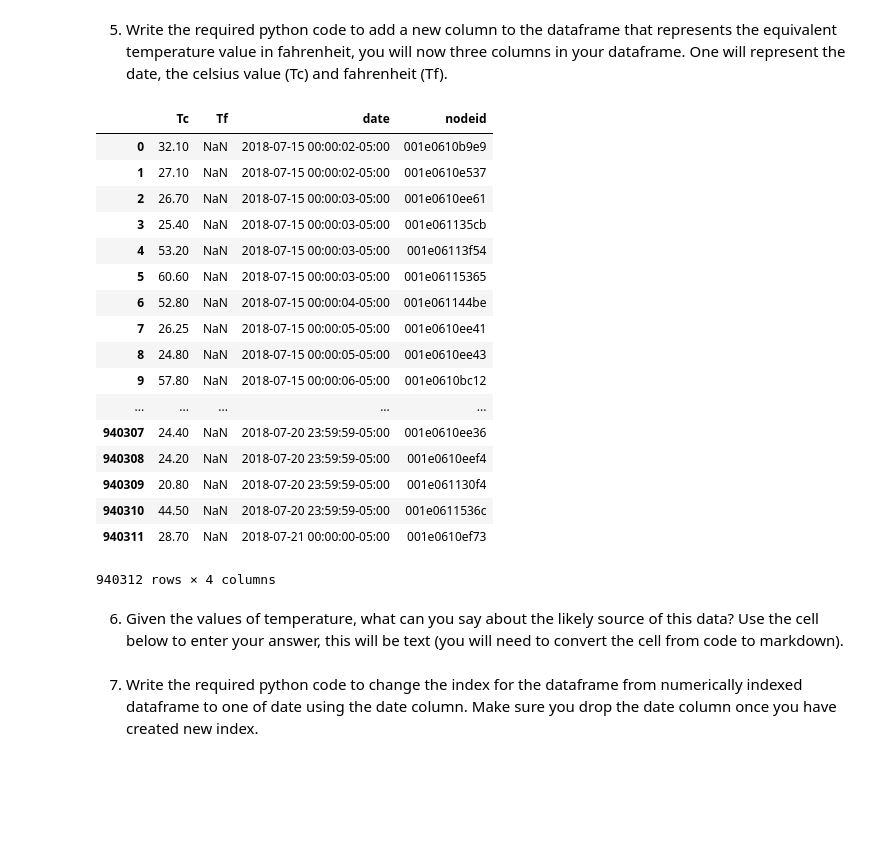
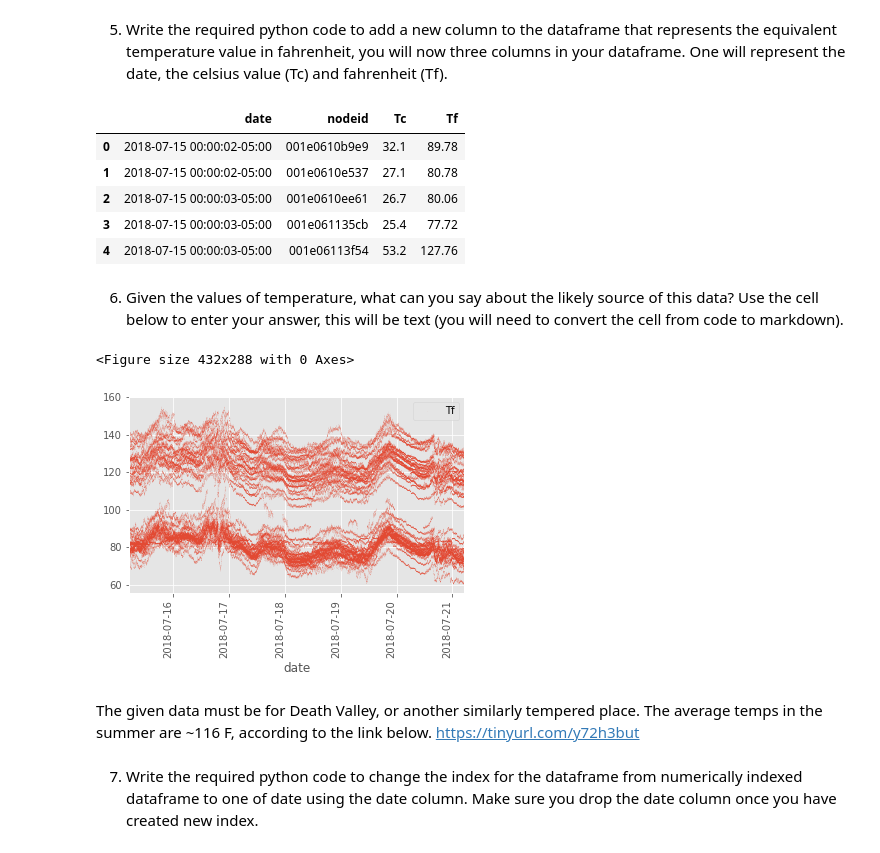
Before and after one commit to eparrish64/csci627-assignment01-eparrish64, a Jupyter notebook: CSCI627-assignment01.ipynb, the cells around one changed output. Drawn from its saved outputs; the diff is of its cells as text; code cells hidden in the pictures; blank space fills up the shorter version.

```diff
--- a/CSCI627-assignment01.ipynb
+++ b/CSCI627-assignment01.ipynb
@@ -69,28 +69,34 @@ df.head()
 # %% [markdown]
 5. Write the required python code to add a new column to the dataframe that represents the equivalent temperature value in fahrenheit, you will now three columns in your dataframe. One will represent the date, the celsius value (Tc) and fahrenheit (Tf).
 # %%
-df2 = pd.DataFrame(df.Tc*(9/5)+32, columns={'Tf'})
-df.append(df2)
+df['Tf'] = df['Tc'] * (9/5)+32
+df.head()
 # %% [output]
-|  | Tc | Tf | date | nodeid |
-| 0 | 32.10 | NaN | 2018-07-15 00:00:02-05:00 | 001e0610b9e9 |
-| 1 | 27.10 | NaN | 2018-07-15 00:00:02-05:00 | 001e0610e537 |
-| 2 | 26.70 | NaN | 2018-07-15 00:00:03-05:00 | 001e0610ee61 |
-| 3 | 25.40 | NaN | 2018-07-15 00:00:03-05:00 | 001e061135cb |
-| 4 | 53.20 | NaN | 2018-07-15 00:00:03-05:00 | 001e06113f54 |
-| 5 | 60.60 | NaN | 2018-07-15 00:00:03-05:00 | 001e06115365 |
-| 6 | 52.80 | NaN | 2018-07-15 00:00:04-05:00 | 001e061144be |
-| 7 | 26.25 | NaN | 2018-07-15 00:00:05-05:00 | 001e0610ee41 |
-| 8 | 24.80 | NaN | 2018-07-15 00:00:05-05:00 | 001e0610ee43 |
-| 9 | 57.80 | NaN | 2018-07-15 00:00:06-05:00 | 001e0610bc12 |
-| ... | ... | ... | ... | ... |
-| 940307 | 24.40 | NaN | 2018-07-20 23:59:59-05:00 | 001e0610ee36 |
-| 940308 | 24.20 | NaN | 2018-07-20 23:59:59-05:00 | 001e0610eef4 |
-| 940309 | 20.80 | NaN | 2018-07-20 23:59:59-05:00 | 001e061130f4 |
-| 940310 | 44.50 | NaN | 2018-07-20 23:59:59-05:00 | 001e0611536c |
-| 940311 | 28.70 | NaN | 2018-07-21 00:00:00-05:00 | 001e0610ef73 |
+|  | date | nodeid | Tc | Tf |
+| 0 | 2018-07-15 00:00:02-05:00 | 001e0610b9e9 | 32.1 | 89.78 |
+| 1 | 2018-07-15 00:00:02-05:00 | 001e0610e537 | 27.1 | 80.78 |
+| 2 | 2018-07-15 00:00:03-05:00 | 001e0610ee61 | 26.7 | 80.06 |
+| 3 | 2018-07-15 00:00:03-05:00 | 001e061135cb | 25.4 | 77.72 |
+| 4 | 2018-07-15 00:00:03-05:00 | 001e06113f54 | 53.2 | 127.76 |
-940312 rows × 4 columns
 # %% [markdown]
 6. Given the values of temperature, what can you say about the likely source of this data? Use the cell below to enter your answer, this will be text (you will need to convert the cell from code to markdown).
+# %%
+df.date = pd.to_datetime(df.date)
+plt.figure()
+df.plot('date','Tf',style='o',ms=.01)
+plt.xticks(rotation=90)
+# plt.show()
+
+# plt.figure()
+# df.plot('date','Tc',style='o',ms=.01)
+# plt.xticks(rotation=90)
+plt.show()
+# %% [output]
+<Figure size 432x288 with 0 Axes>
+[figure, added]
+# %% [markdown]
+ The given data must be for Death Valley, or another similarly tempered place.
+The average temps in the summer are ~116 F, according to the link below.
+https://tinyurl.com/y72h3but
 # %% [markdown]
 7. Write the required python code to change the index for the dataframe from numerically indexed dataframe to one of date using the date column. Make sure you drop the date column once you have created new index.
```
Also changed, not shown: parts of 4 cells of this notebook.
